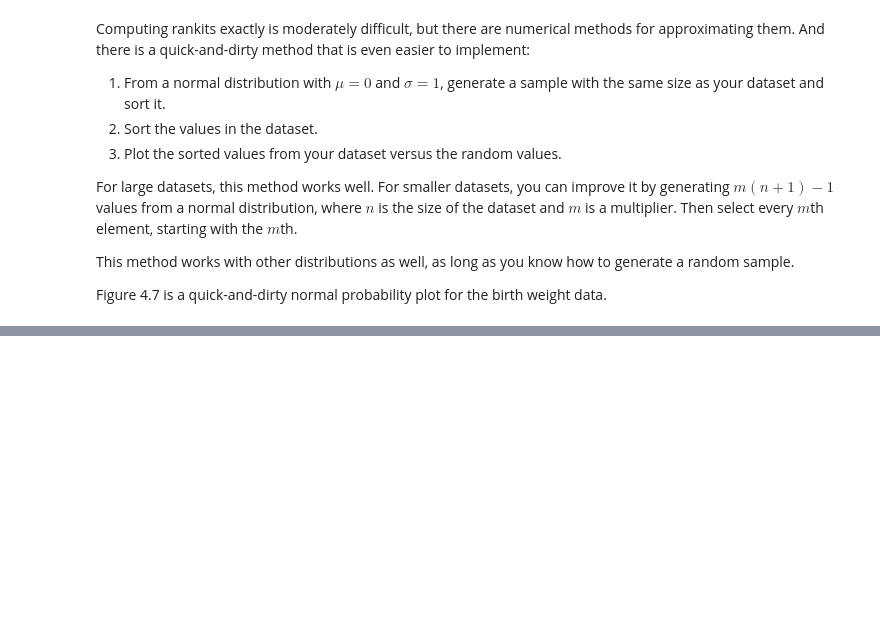
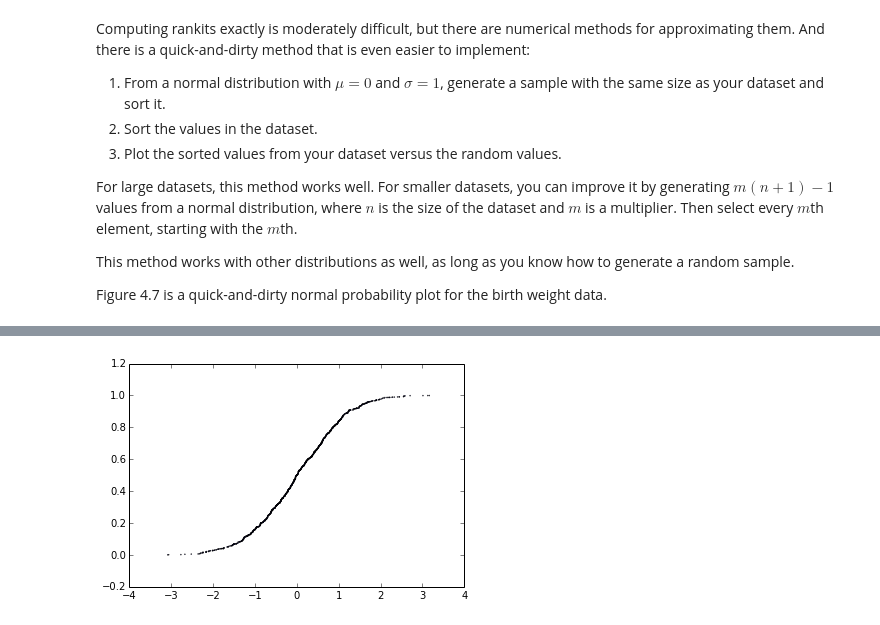
Before and after one commit to 8bit-pixies/Data-Science, a Jupyter notebook: Think-Stats/4 Continuous Distributions.ipynb, the cells around one changed output, grey strips where cells are left out. Saved outputs shown, nothing was run; the diff lists cells and outputs as text; code cells hidden in the pictures; blank space fills up the shorter version.

```diff
--- a/Think-Stats/4 Continuous Distributions.ipynb
+++ b/Think-Stats/4 Continuous Distributions.ipynb
@@ -539 +548,13 @@ plt.show()
+# %%
+# generate a sequence of values
+gen_seq = np.random.normal(size=1000)
+gen_seq = sorted(gen_seq)
+
+#create plot...
+Y = np.random.random(size=len(gen_seq))
+Y = sorted(Y)
+plt.scatter(gen_seq, Y, s=.2)
+plt.show()
+# %% [output]
+[figure, added]
 # %% [markdown]
```
Also changed, not shown: parts of 33 cells of this notebook, 6 other files.
